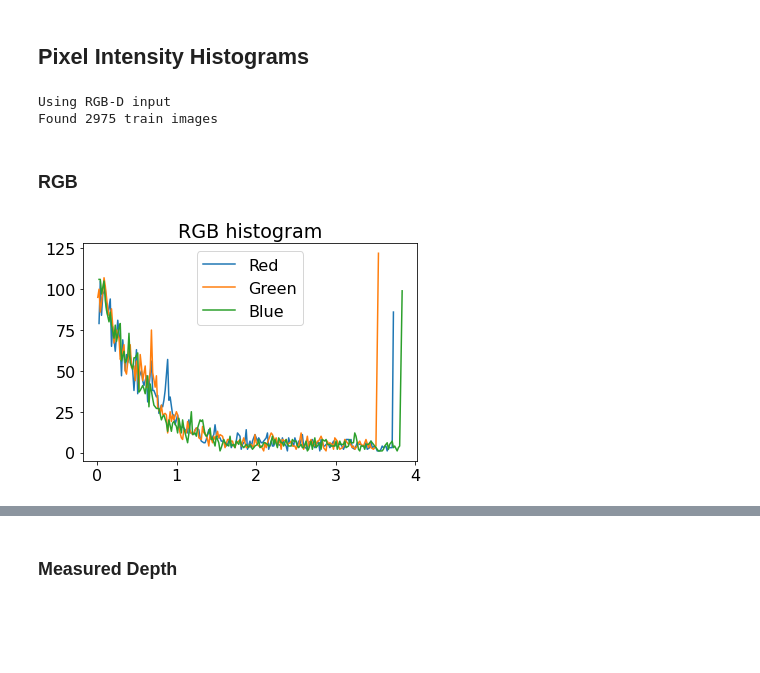
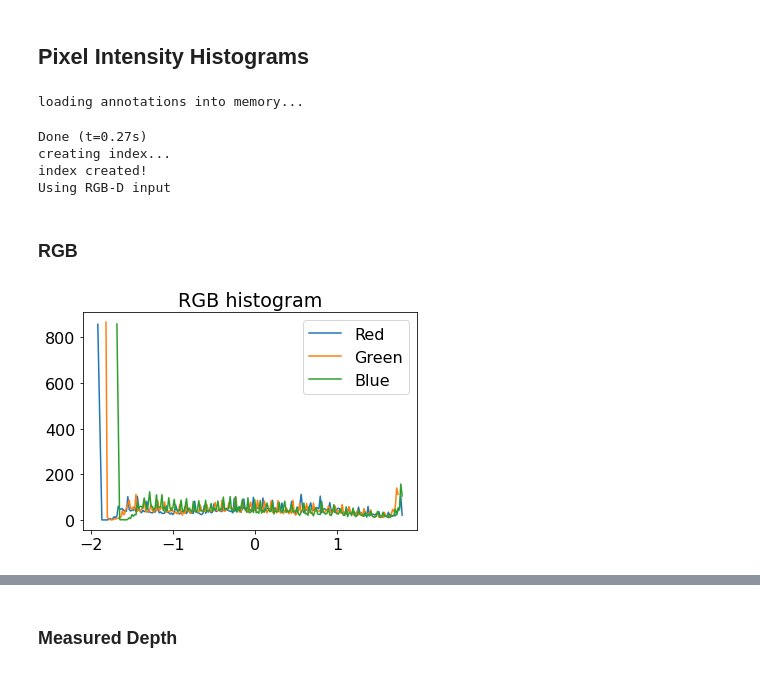
Before and after one commit to crmauceri/dataset_loaders, a Jupyter notebook: Data_Browser.ipynb, the cells around one changed output, grey strips where cells are left out. Drawn from its saved outputs; the diff is of its cells as text; code cells hidden in the pictures; blank space fills up the shorter version.

```diff
--- a/Data_Browser.ipynb
+++ b/Data_Browser.ipynb
@@ -142,20 +172,35 @@ def plot_distribution(a_list, bins, percent=False):
         plt.plot(bin_middle[np.nonzero(n)], n[np.nonzero(n)])
 
     return ax
-# %%
-dist_train = sample_distribution(make_dataset(cfg, split='train'), n=100)
-# %% [output]
-Using RGB-D input
-Found 2975 train images
+# %%
+# Extra configurations
+cfg_list = ['DATASET.CITYSCAPES.GT_MODE', 'gtFine',
+            'DATASET.CITYSCAPES.TRAIN_SET', 'train']
+cfg = get_cfg_defaults()
+cfg.merge_from_file(cfg_file)
+cfg.merge_from_list(['DATASET.ROOT', root])
+cfg.merge_from_list(cfg_list)
+
+dist_train = sample_distribution(make_dataset(cfg, split='train'), n=100)
+# %% [output]
+loading annotations into memory...
+Done (t=0.27s)
+creating index...
+index created!
+Using RGB-D input
 # %% [markdown]
 ### RGB
 # %%
-bins = np.linspace(0,4, num=256)
+#bin = np.linspace(0, 255)
+start = dist_train['mean'][0] - 2*dist_train['std'][0]
+end = dist_train['mean'][0] + 2*dist_train['std'][0]
+bins = np.linspace(start,end, num=256)
+
 plot_distribution([dist_train['samples'][:, 0],
                   dist_train['samples'][:, 1],
                   dist_train['samples'][:, 2]], bins)
 plt.title("RGB histogram")
 plt.legend(["Red", "Green", "Blue"])
 plt.show()
 # %% [output]
-[figure, old version]
+[figure, new version]
```
Also changed, not shown: parts of 17 cells of this notebook, 10 other files.
